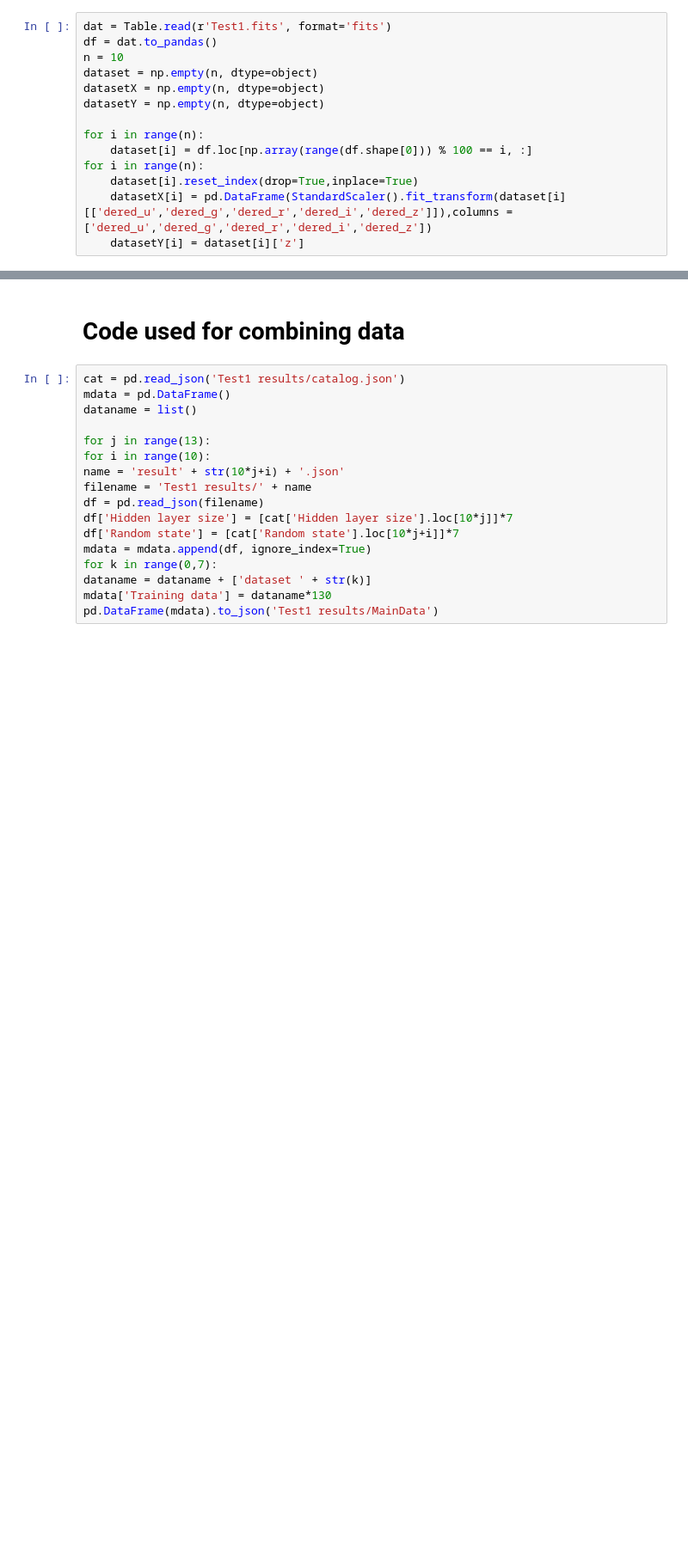
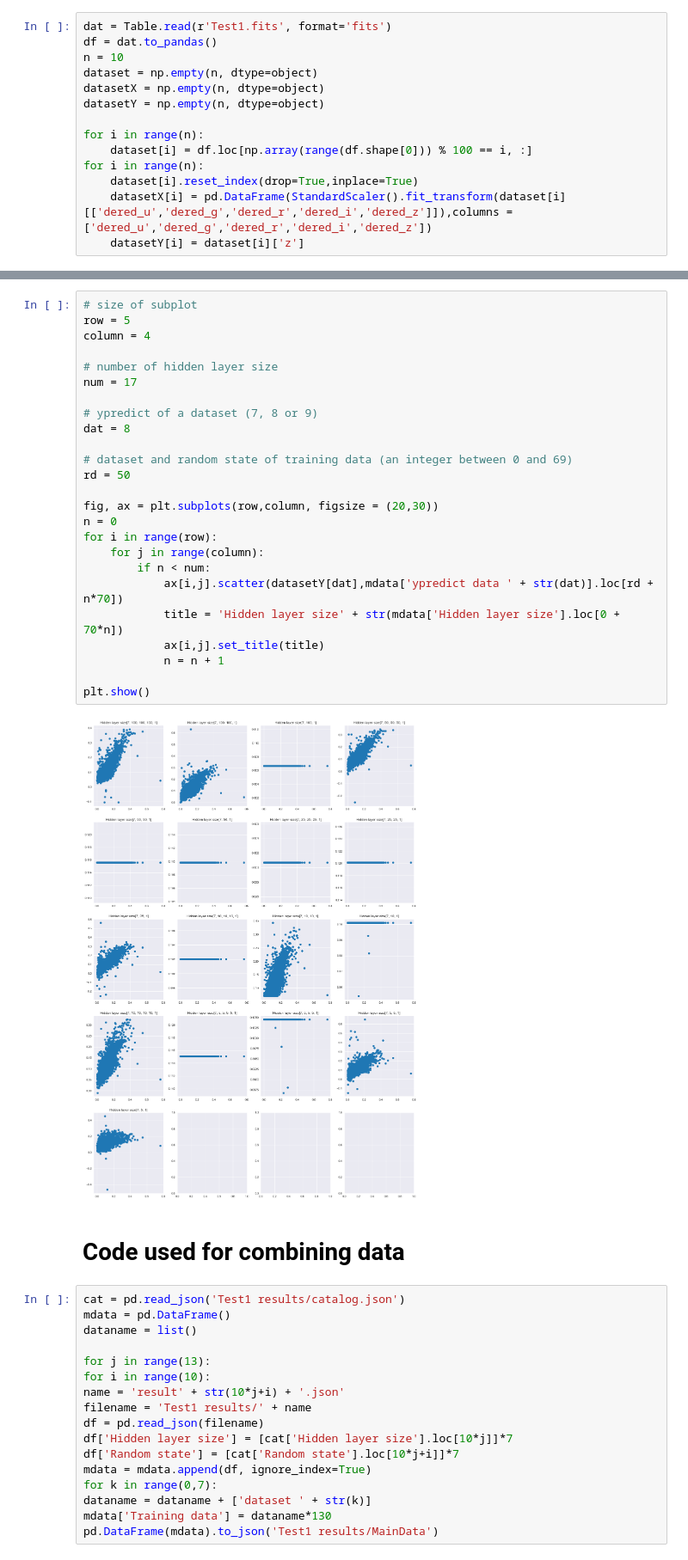
Before and after one commit to NiwEoj/Dr-Soo-ML, a Jupyter notebook: First ML/Analyse.ipynb, the cells around one changed output, grey strips where cells are left out. Shown at 86% size. Cells and saved outputs as stored; diff of their text form; blank space fills up the shorter version.

```diff
--- a/First ML/Analyse.ipynb
+++ b/First ML/Analyse.ipynb
@@ -111,3 +98,30 @@ mdata.head(10)
+# %%
+# size of subplot
+row = 5
+column = 4
+
+# number of hidden layer size
+num = 17
+
+# ypredict of a dataset (7, 8 or 9)
+dat = 8
+
+# dataset and random state of training data (an integer between 0 and 69)
+rd = 50
+
+fig, ax = plt.subplots(row,column, figsize = (20,30))
+n = 0
+for i in range(row):
+    for j in range(column):
+        if n < num:
+            ax[i,j].scatter(datasetY[dat],mdata['ypredict data ' + str(dat)].loc[rd + n*70])
+            title = 'Hidden layer size' + str(mdata['Hidden layer size'].loc[0 + 70*n])
+            ax[i,j].set_title(title)
+            n = n + 1
+
+plt.show()
+# %% [output]
+[figure, added]
 # %% [markdown]
 # Code used for combining data
 # %%
```
Also changed, not shown: parts of 8 cells of this notebook, 1 other file.
